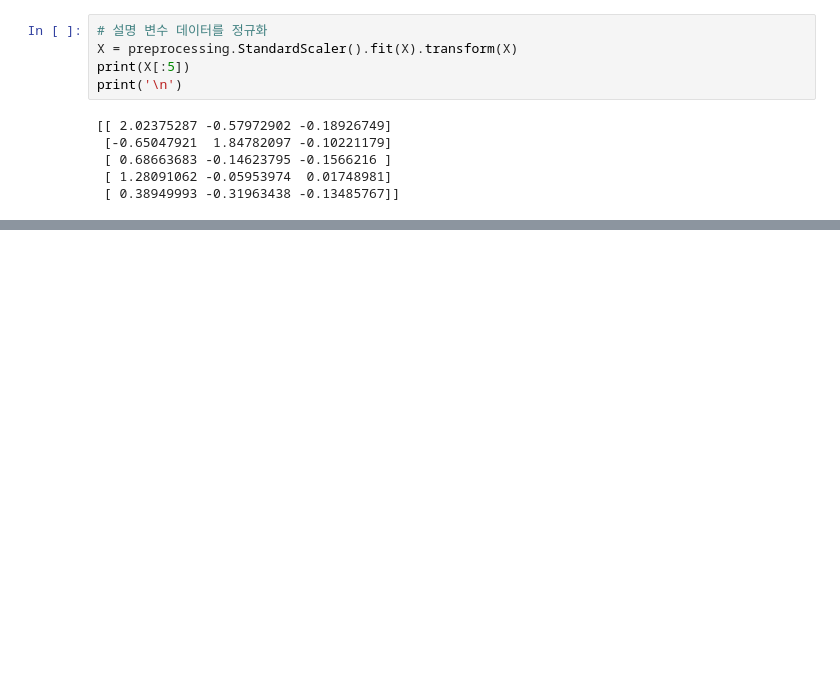
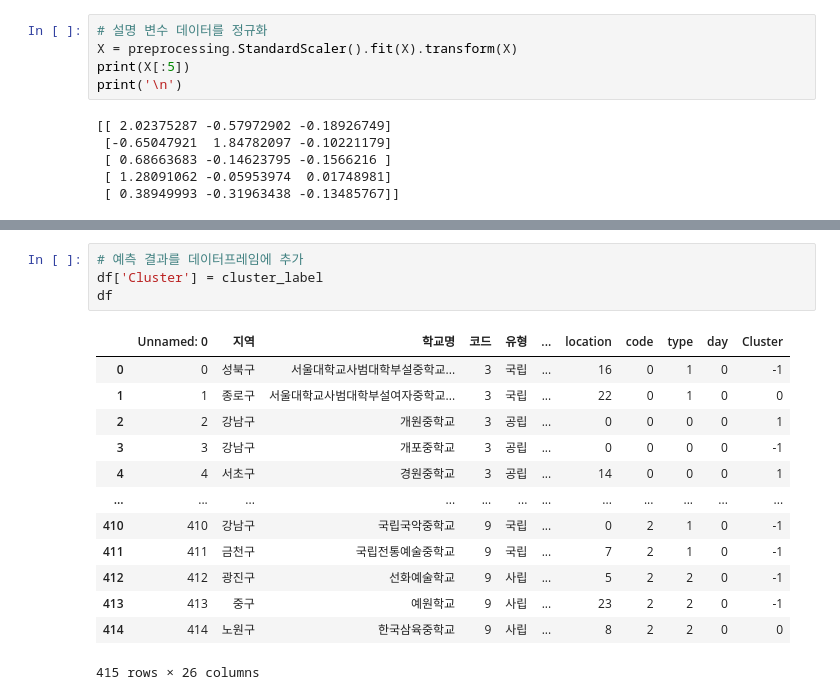
Before and after one commit to msio900/ML_learning, a Jupyter notebook: p339.ipynb, the cells around one changed output, grey strips where cells are left out. Saved outputs shown, nothing was run; the diff lists cells and outputs as text; blank space fills up the shorter version.

```diff
--- a/p339.ipynb
+++ b/p339.ipynb
@@ -141,0 +170,18 @@ print('\n')
+# %%
+# 예측 결과를 데이터프레임에 추가
+df['Cluster'] = cluster_label
+df
+# %% [output]
+|  | Unnamed: 0 | 지역 | 학교명 | 코드 | 유형 | ... | location | code | type | day | Cluster |
+| 0 | 0 | 성북구 | 서울대학교사범대학부설중학교... | 3 | 국립 | ... | 16 | 0 | 1 | 0 | -1 |
+| 1 | 1 | 종로구 | 서울대학교사범대학부설여자중학교... | 3 | 국립 | ... | 22 | 0 | 1 | 0 | 0 |
+| 2 | 2 | 강남구 | 개원중학교 | 3 | 공립 | ... | 0 | 0 | 0 | 0 | 1 |
+| 3 | 3 | 강남구 | 개포중학교 | 3 | 공립 | ... | 0 | 0 | 0 | 0 | -1 |
+| 4 | 4 | 서초구 | 경원중학교 | 3 | 공립 | ... | 14 | 0 | 0 | 0 | 1 |
+| ... | ... | ... | ... | ... | ... | ... | ... | ... | ... | ... | ... |
+| 410 | 410 | 강남구 | 국립국악중학교 | 9 | 국립 | ... | 0 | 2 | 1 | 0 | -1 |
+| 411 | 411 | 금천구 | 국립전통예술중학교 | 9 | 국립 | ... | 7 | 2 | 1 | 0 | -1 |
+| 412 | 412 | 광진구 | 선화예술학교 | 9 | 사립 | ... | 5 | 2 | 2 | 0 | -1 |
+| 413 | 413 | 중구 | 예원학교 | 9 | 사립 | ... | 23 | 2 | 2 | 0 | -1 |
+| 414 | 414 | 노원구 | 한국삼육중학교 | 9 | 사립 | ... | 8 | 2 | 2 | 0 | 0 |
+415 rows × 26 columns
```
Also changed, not shown: parts of 4 cells of this notebook, 2 other files.
